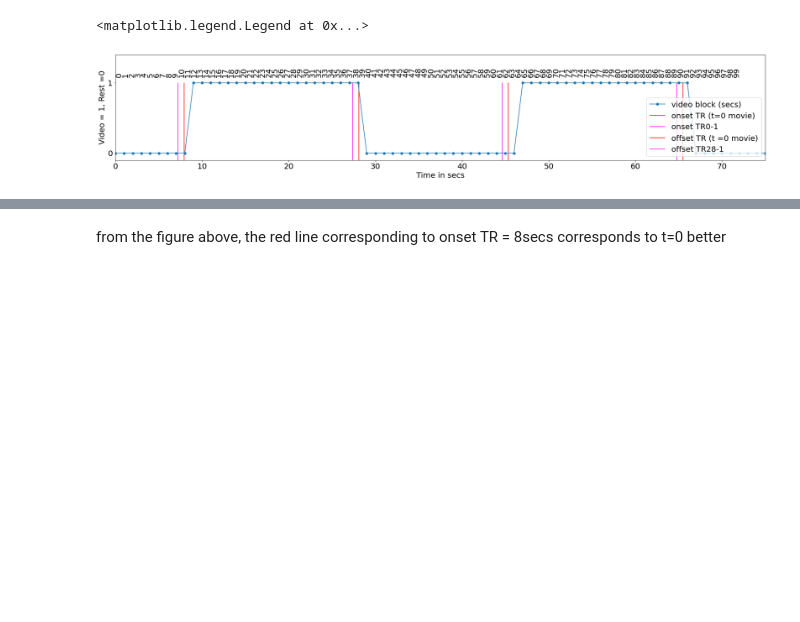
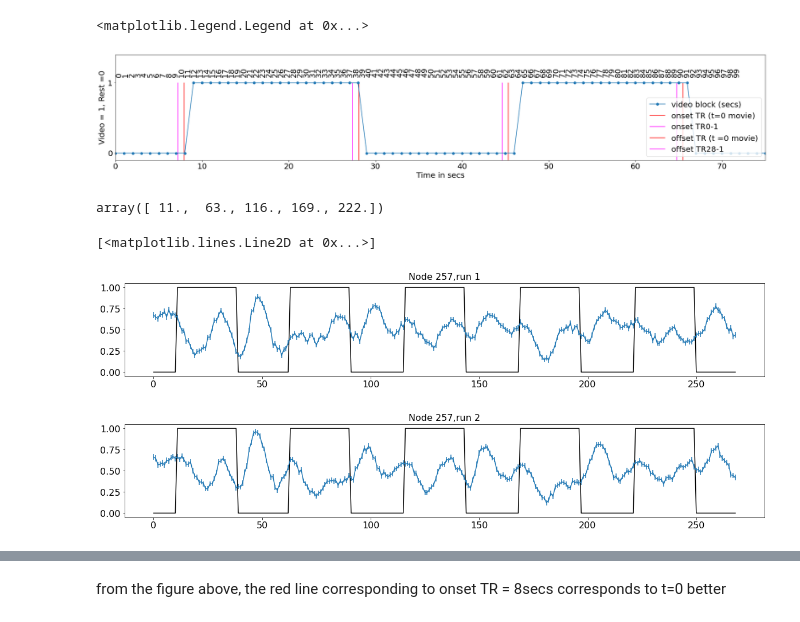
Before and after one commit to rvarrier/HCP_socialtask_analysis, a Jupyter notebook: fMRI/fmri_preprocessing/1_1_create_regressors.ipynb, the cells around one changed output, grey strips where cells are left out. Saved outputs shown, nothing was run; the diff lists cells and outputs as text; code cells hidden in the pictures; blank space fills up the shorter version.

```diff
--- a/fMRI/fmri_preprocessing/1_1_create_regressors.ipynb
+++ b/fMRI/fmri_preprocessing/1_1_create_regressors.ipynb
@@ -229,3 +229,33 @@ plt.legend(fontsize =20, loc = 'lower right')
 Red is the correct one, magenta should be used only if the video has t=0 at the timept before the first t=1
 <matplotlib.legend.Legend at 0x...>
 [figure]
+# %%
+vid_onsets_imagenr
+# %% [output]
+array([ 11.,  63., 116., 169., 222.])
+# %%
+#testing timecourses
+
+timecourses = np.load(os.path.join(data_file_loc,'timecourses.npy'))
+timecourses.shape
+n= 256
+plt.figure(1,figsize=(20,3))
+plt.title(f'Node {n+1},run 1')
+plt.errorbar(range(269),np.nanmean(timecourses[:,n,:,0],axis=0)+.5,stats.sem(timecourses[:,n,:,0],axis=0))
+box = np.zeros((269,))
+for i in range(5):
+    box[int(vid_onsets_imagenr[i]):int(vid_onsets_imagenr[i])+28] = 1
+plt.plot(range(269),box,color = 'k')
+#plt.vlines(vid_onsets_imagenr       ,-.4,.4,color = 'r',       label = 'onset TR (t=0 movie)')
+#plt.vlines((vid_onsets_imagenr+28),-.4,.4,color = 'grey', ls='dashed',       label = 'offset TR (t =0 movie)')
+
+plt.figure(2,figsize=(20,3))
+plt.title(f'Node {n+1},run 2')
+plt.errorbar(range(269),np.nanmean(timecourses[:,n,:,1],axis=0)+.5,stats.sem(timecourses[:,n,:,1],axis=0))
+plt.plot(range(269),box,color = 'k')
+#plt.vlines(vid_onsets_imagenr       ,-.4,.4,color = 'r',       label = 'onset TR (t=0 movie)')
+#plt.vlines((vid_onsets_imagenr+28),-.4,.4,color = 'grey', ls='dashed',       label = 'offset TR (t =0 movie)')
+# %% [output]
+[<matplotlib.lines.Line2D at 0x...>]
+[figure, added]
+[figure, added]
```
Also changed, not shown: parts of 3 cells of this notebook, 15 other files.
